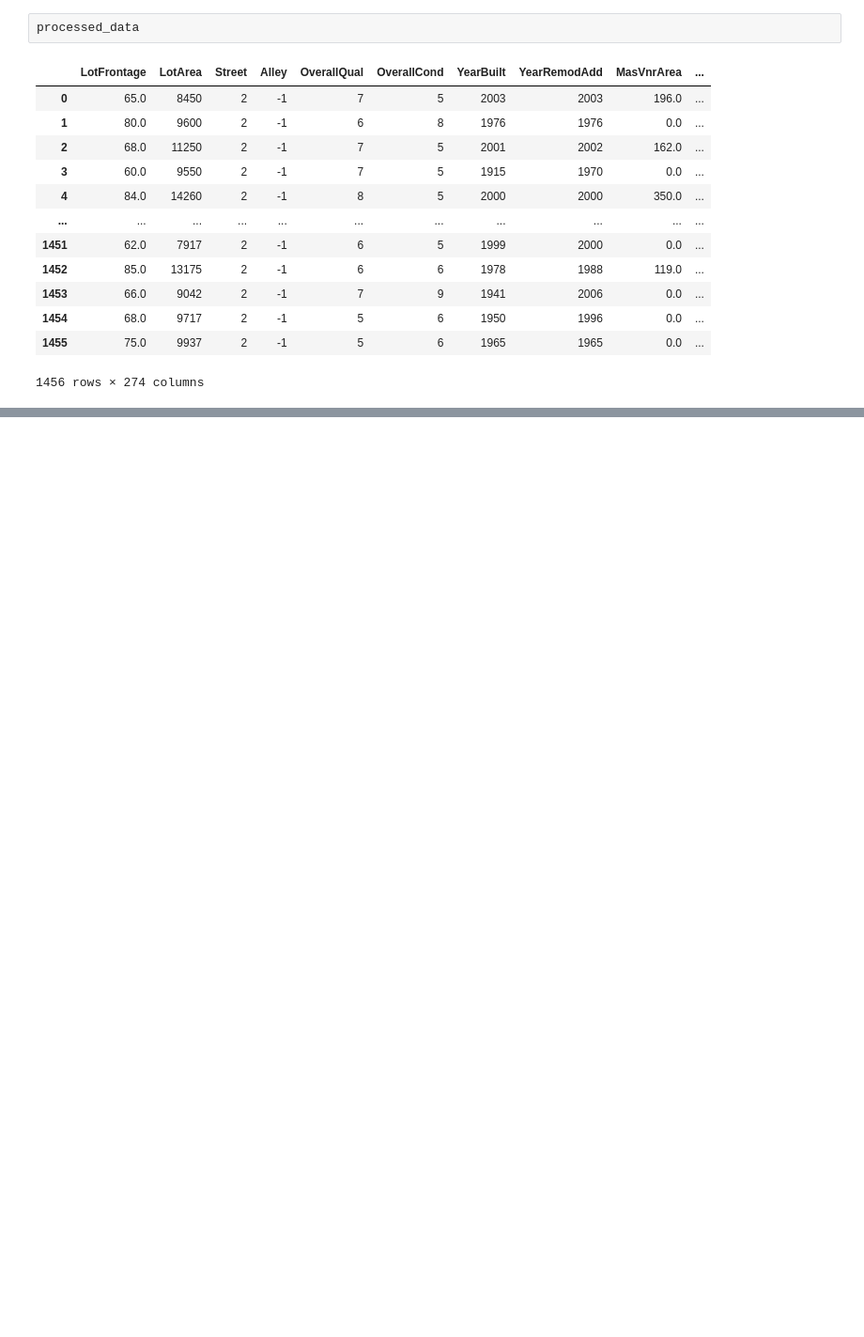
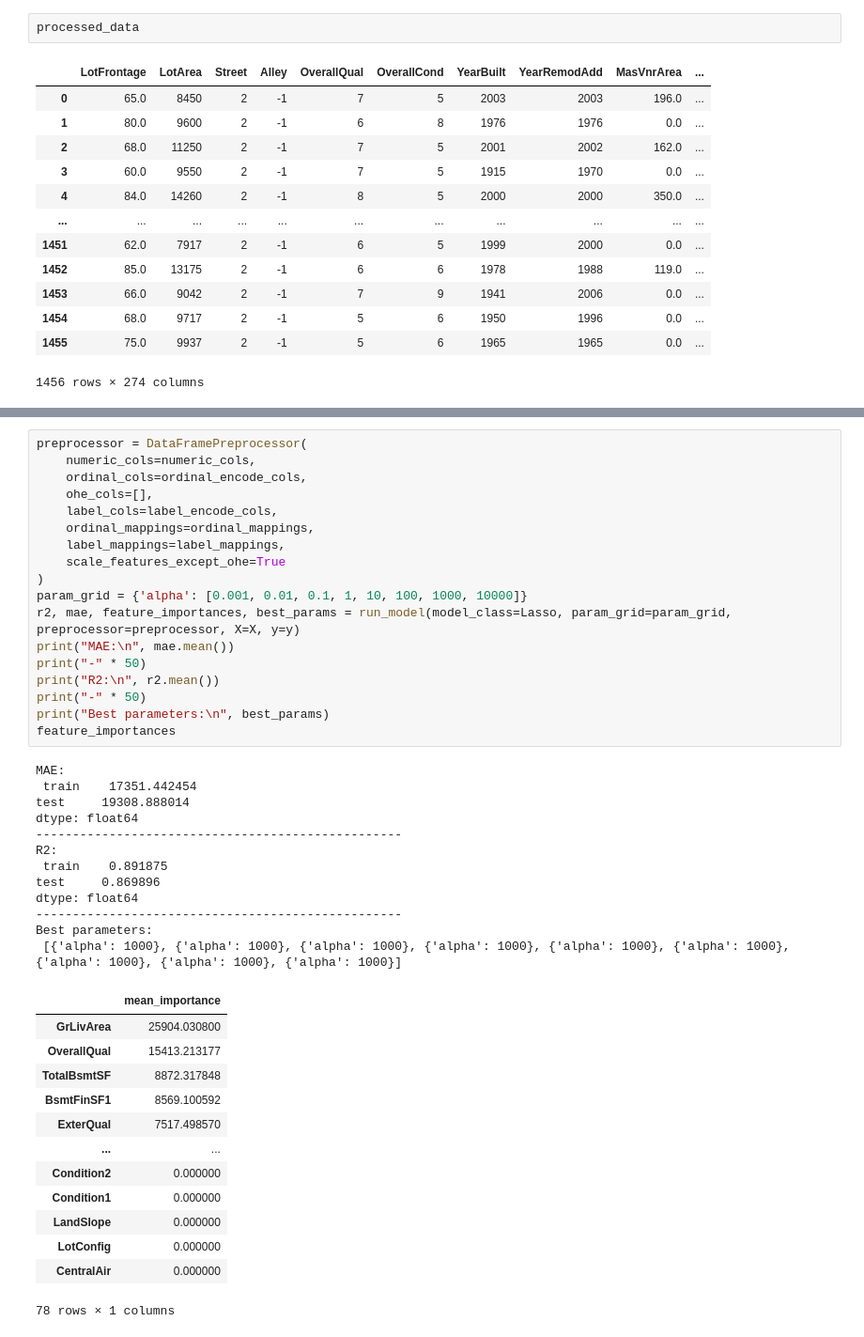
Before and after one commit to siiyayu/FeatureSelectionTechniques, a Jupyter notebook: evaluating_models.ipynb, the cells around one changed output, grey strips where cells are left out. Shown: that part at 94% size. Cells and saved outputs as stored; diff of their text form; blank space fills up the shorter version.

```diff
--- a/evaluating_models.ipynb
+++ b/evaluating_models.ipynb
@@ -578,0 +425,44 @@ feature_importances
+# %%
+preprocessor = DataFramePreprocessor(
+    numeric_cols=numeric_cols,
+    ordinal_cols=ordinal_encode_cols,
+    ohe_cols=[],
+    label_cols=label_encode_cols,
+    ordinal_mappings=ordinal_mappings,
+    label_mappings=label_mappings,
+    scale_features_except_ohe=True
+)
+param_grid = {'alpha': [0.001, 0.01, 0.1, 1, 10, 100, 1000, 10000]}
+r2, mae, feature_importances, best_params = run_model(model_class=Lasso, param_grid=param_grid, preprocessor=preprocessor, X=X, y=y)
+print("MAE:\n", mae.mean())
+print("-" * 50)
+print("R2:\n", r2.mean())
+print("-" * 50)
+print("Best parameters:\n", best_params)
+feature_importances
+# %% [output]
+MAE:
+ train    17351.442454
+test     19308.888014
+dtype: float64
+--------------------------------------------------
+R2:
+ train    0.891875
+test     0.869896
+dtype: float64
+--------------------------------------------------
+Best parameters:
+ [{'alpha': 1000}, {'alpha': 1000}, {'alpha': 1000}, {'alpha': 1000}, {'alpha': 1000}, {'alpha': 1000}, {'alpha': 1000}, {'alpha': 1000}, {'alpha': 1000}]
+|  | mean_importance |
+| GrLivArea | 25904.030800 |
+| OverallQual | 15413.213177 |
+| TotalBsmtSF | 8872.317848 |
+| BsmtFinSF1 | 8569.100592 |
+| ExterQual | 7517.498570 |
+| ... | ... |
+| Condition2 | 0.000000 |
+| Condition1 | 0.000000 |
+| LandSlope | 0.000000 |
+| LotConfig | 0.000000 |
+| CentralAir | 0.000000 |
+78 rows × 1 columns
```
Also changed, not shown: parts of 47 cells of this notebook.
